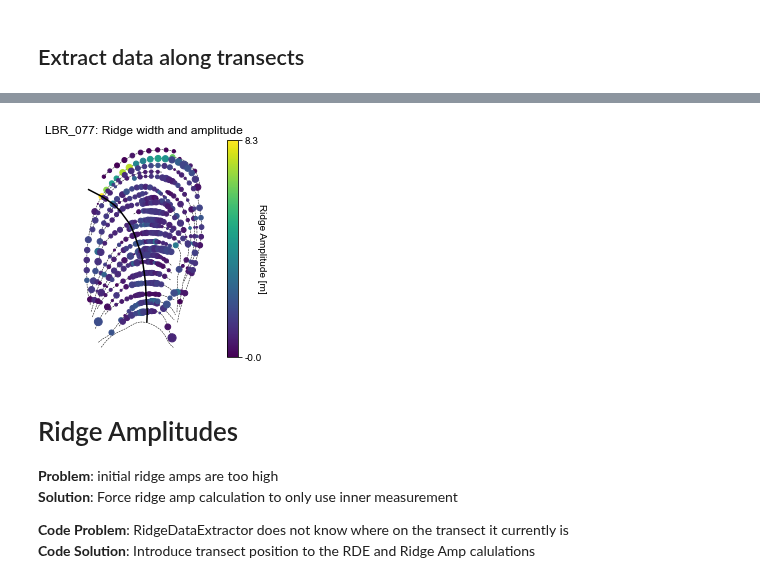
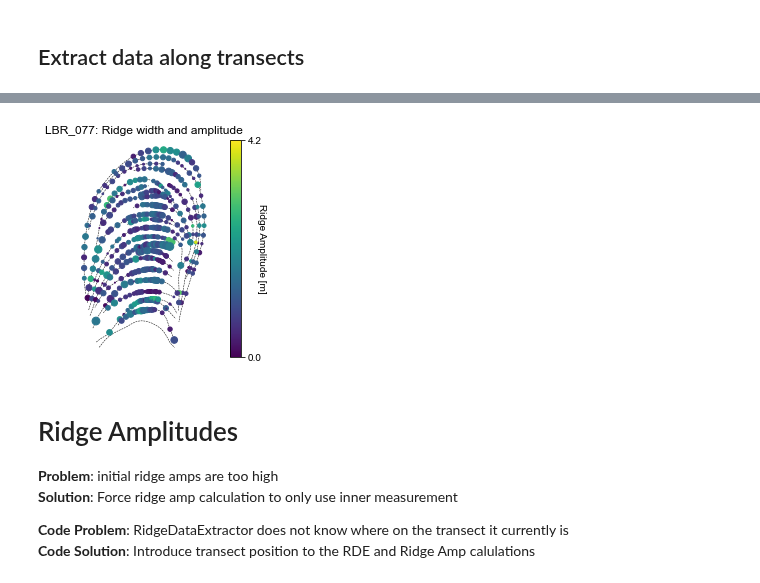
Before and after one commit to tamu-edu/scrollstats, a Jupyter notebook: RidgeMetricDevelopment.ipynb, the cells around one changed output, grey strips where cells are left out. Saved outputs shown, nothing was run; the diff lists cells and outputs as text; code cells hidden in the pictures.

Commit message:
Added paths to new rasters

```diff
--- a/RidgeMetricDevelopment.ipynb
+++ b/RidgeMetricDevelopment.ipynb
@@ -19,20 +19,20 @@ from scrollstats import BendDataset, calculate_ridge_metrics, calc_dist
 from scrollstats import BendDataExtractor, TransectDataExtractor, RidgeDataExtractor
 # %%
 raster_paths = {"LBR_025":{
-                    "dem":"/Users/avan/FLUD/BrazosScrolls/data/raster/dem/sb_1_025_clip.tif",
-                    "bin":"/Users/avan/FLUD/BrazosScrolls/data/r10/agreement-clip-denoise/sb_1_025_agreement_45px_binclass_clip_dn_Buff100m_SmFt500m_ET80p.tif"
+                    "dem":"/Users/avan/FLUD/BrazosScrolls/data/raster/new_bounds/sb_1_025_clip_newclip.tif",
+                    "bin":"/Users/avan/FLUD/BrazosScrolls/data/raster/new_bounds/sb_1_025_agreement_45px_binclass_clip_dn_Buff100m_SmFt500m_ET80p_newclip.tif"
                 },
                 "LBR_029":{
-                    "dem":"/Users/avan/FLUD/BrazosScrolls/data/raster/dem/sb_1_029_clip.tif",
-                    "bin":"/Users/avan/FLUD/BrazosScrolls/data/r10/agreement-clip-denoise/sb_1_029_agreement_45px_binclass_clip_dn_Buff100m_SmFt500m_ET80p.tif"
+                    "dem":"/Users/avan/FLUD/BrazosScrolls/data/raster/new_bounds/sb_1_029_clip_newclip.tif",
+                    "bin":"/Users/avan/FLUD/BrazosScrolls/data/raster/new_bounds/sb_1_029_agreement_45px_binclass_clip_dn_Buff100m_SmFt500m_ET80p_newclip.tif"
                 },
                 "LBR_043":{
-                    "dem":"/Users/avan/FLUD/BrazosScrolls/data/raster/dem/sb_1_043_clip.tif",
-                    "bin":"/Users/avan/FLUD/BrazosScrolls/data/r10/agreement-clip-denoise/sb_1_043_agreement_45px_binclass_clip_dn_Buff100m_SmFt500m_ET80p.tif"
+                    "dem":"/Users/avan/FLUD/BrazosScrolls/data/raster/new_bounds/sb_1_043_clip_newclip.tif",
+                    "bin":"/Users/avan/FLUD/BrazosScrolls/data/raster/new_bounds/sb_1_043_agreement_45px_binclass_clip_dn_Buff100m_SmFt500m_ET80p_newclip.tif"
                 },
                 "LBR_077":{
-                    "dem":"/Users/avan/FLUD/BrazosScrolls/data/raster/dem/sb_4_077_clip.tif",
-                    "bin":"/Users/avan/FLUD/BrazosScrolls/data/r10/agreement-clip-denoise/sb_4_077_agreement_45px_binclass_clip_dn_Buff100m_SmFt500m_ET80p.tif"
+                    "dem":"/Users/avan/FLUD/BrazosScrolls/data/raster/new_bounds/sb_4_077_clip_newclip.tif",
+                    "bin":"/Users/avan/FLUD/BrazosScrolls/data/raster/new_bounds/sb_4_077_agreement_45px_binclass_clip_dn_Buff100m_SmFt500m_ET80p_newclip.tif"
                 },
                 "MIS_005":{
                     "dem":"/Users/avan/FLUD/BrazosScrolls/data/strick/raster/dem/m5_merged_clipped.tif",
@@ -89,23 +106,23 @@ t
 # %%
 fig, ax = plt.subplots(1,1, figsize=(7,4))
 
 itx.plot(ax=ax, column="ridge_amp", markersize="ridge_width", legend=True, missing_kwds={"edgecolor":"k", "facecolor":"None"})
 # itx.plot(ax=ax, markersize="ridge_width", facecolor=None)
 ridges.plot(ax=ax, color="k", ls="--", lw=0.5, zorder=0)
-t.plot(ax=ax, color="k")
+# t.plot(ax=ax, color="k")
 
 
 cbar = fig.axes[1]
 min_max = itx["ridge_amp"].quantile([0,1])
 cbar.set_yticks(min_max, labels = np.round(min_max, 1))
 
 cbar.set_ylabel("Ridge Amplitude [m]", rotation=270)
 
 ax.set_title(f"{bend_id}: Ridge width and amplitude")
 ax.set_axis_off()
-plt.savefig(f"/Users/avan/FLUD/BrazosScrolls/figures/{bend_id}_HighAmplitude.png", dpi=300)
+# plt.savefig(f"/Users/avan/FLUD/BrazosScrolls/figures/{bend_id}_HighAmplitude.png", dpi=300)
 # %% [output]
-[figure, old version]
+[figure, new version]
 # %% [markdown]
 # Ridge Amplitudes
 **Problem**: initial ridge amps are too high
```
Also changed, not shown: parts of 3 cells of this notebook.
